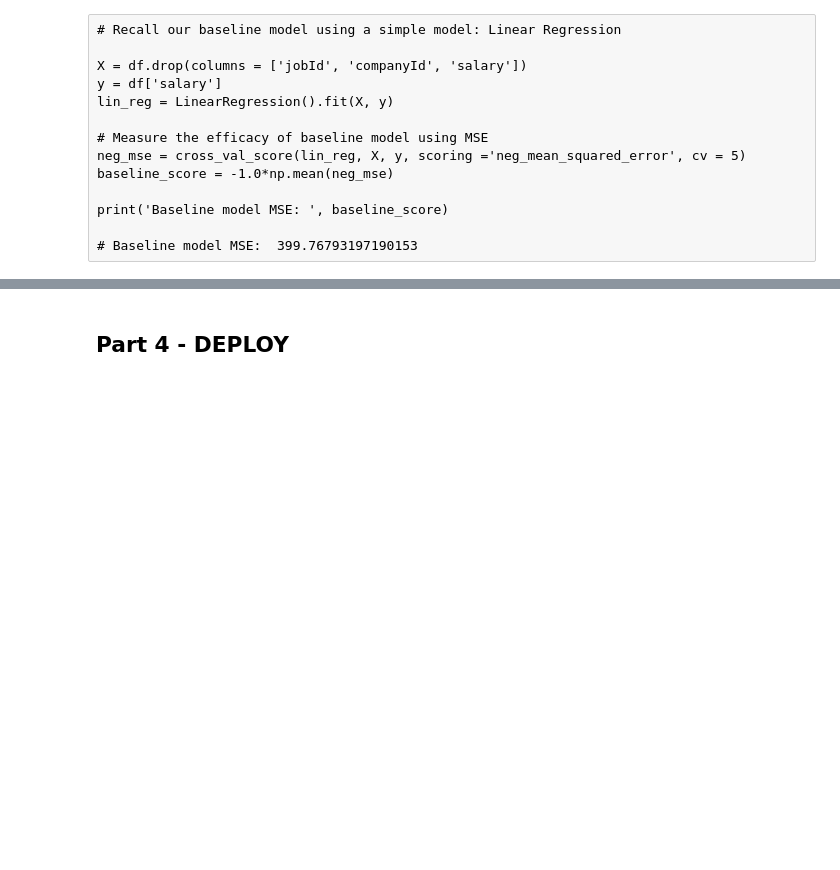
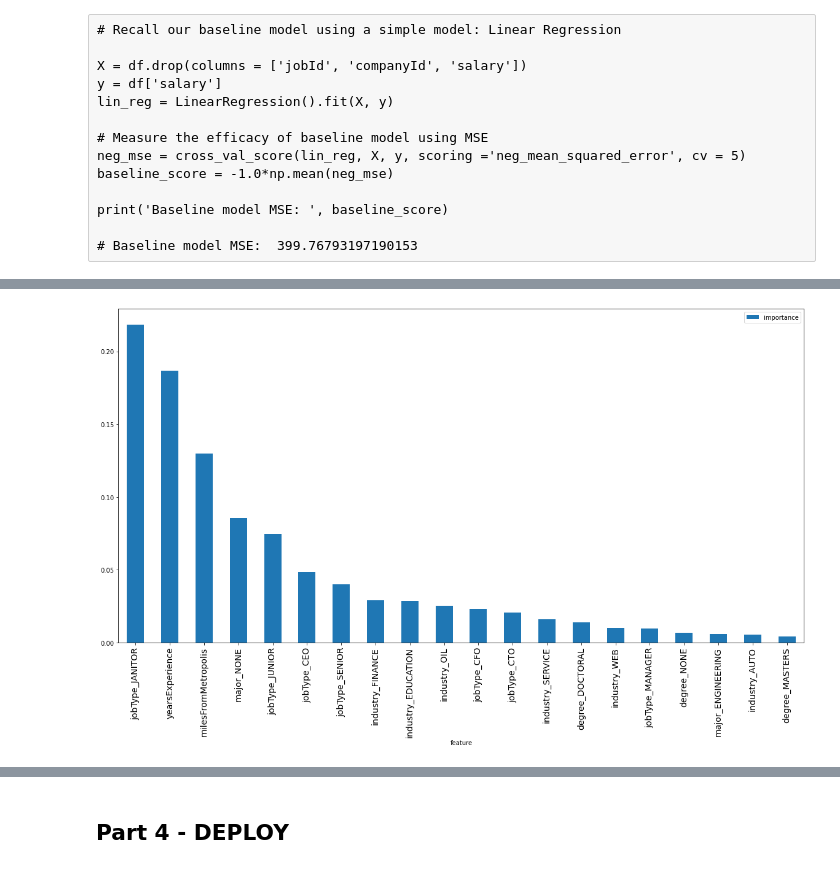
Before and after one commit to jma199/salarypredictionportfolio, a Jupyter notebook: Salary Prediction Project Modeling.ipynb, the cells around one changed output, grey strips where cells are left out. Saved outputs shown, nothing was run; the diff lists cells and outputs as text; code cells hidden in the pictures; blank space fills up the shorter version.

```diff
--- a/Salary Prediction Project Modeling.ipynb
+++ b/Salary Prediction Project Modeling.ipynb
@@ -67,9 +93,9 @@ Cycle through creating features, tuning models, and training/validating models (
 
 def one_hot_encoding_df(df, cat_vars = None, num_vars = None):
     '''Perform one-hot encoding on categorical variables and combine with numerical variables'''
-    cat_df = pd.get_dummies(training_df[cat_vars])
+    cat_df = pd.get_dummies(df[cat_vars])
     num_df = df[num_vars].apply(pd.to_numeric)
     return pd.concat([cat_df, num_df], axis = 1)
 
-training_feat_df = one_hot_encoding_df(training_df, cat_vars = cat_cols, num_vars = num_cols)
+training_feat_df = one_hot_encoding_df(clean_train_df, cat_vars = cat_cols, num_vars = num_cols)
 test_feat_df = one_hot_encoding_df(test_df, cat_vars = cat_cols, num_vars = num_cols)
@@ -151,0 +267,5 @@ gbr = GradientBoostingRegression()
+# %%
+#select the model with the lowest MSE
+model = min(mean_mse, key= mean_mse.get)
+
+print("The model with the lowest MSE is:\n", model)
@@ -151,0 +293,4 @@ gbr = GradientBoostingRegression()
+# %%
+# use model with lowest mse to train data and make prediction on test data
+model.fit(training_feat_df, target_df)
+predictions = model.predict(test_feat_df)
@@ -151,0 +358,7 @@ gbr = GradientBoostingRegression()
+# %%
+# access feature importance of model with lowest mse
+feature_importance = pd.DataFrame({'feature': test_feat_df.columns, 'importance': model.feature_importances_})
+feature_importance.sort_values(by='importance', ascending = False, inplace = True)
+
+# set index to 'feature'
+feature_importance.set_index('feature', inplace = True, drop = True)
@@ -151,0 +374,7 @@ gbr = GradientBoostingRegression()
+# %%
+# Plot feature importance
+feature_importance[:20].plot.bar(figsize=(20, 10))
+plt.xticks(fontsize = 14)
+plt.show()
+# %% [output]
+[figure, added]
```
Also changed, not shown: parts of 35 cells of this notebook.
